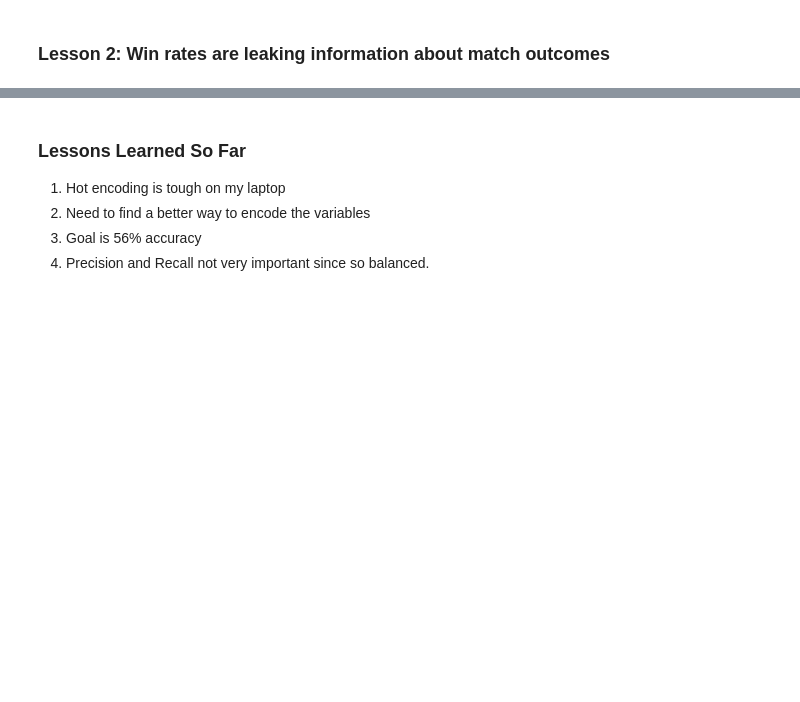
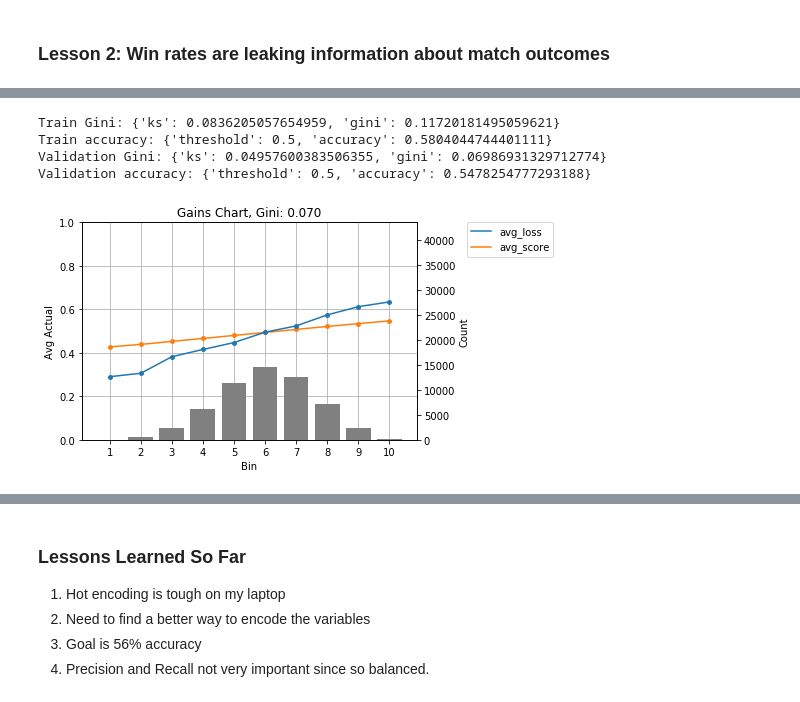
Before and after one commit to bushal01/league-ml2, a Jupyter notebook: notebooks/presentation.ipynb, the cells around one changed output, grey strips where cells are left out. Drawn from its saved outputs; the diff is of its cells as text; code cells hidden in the pictures; blank space fills up the shorter version.

```diff
--- a/notebooks/presentation.ipynb
+++ b/notebooks/presentation.ipynb
@@ -187,0 +253,36 @@ mpf.lorenz_curve(train_wr['team_100_win'], train_pred, valid_wr['team_100_win'],
+# %%
+train_decayed_wr = train[:]
+valid_decayed_wr = valid[:]
+for col in paired_wr_cols:
+    train_decayed_wr[col] = wr.decayed_win_rate(train_decayed_wr[col],
+                                                train_decayed_wr[col[0:-2] + 'gp'],
+                                                decay_speed=.1)
+    valid_decayed_wr[col] = wr.decayed_win_rate(valid_decayed_wr[col],
+                                                valid_decayed_wr[col[0:-2] + 'gp'],
+                                                decay_speed=.1)
+
+train_decayed_wr = train_decayed_wr[paired_wr_cols + ['team_100_win']]
+valid_decayed_wr = valid_decayed_wr[paired_wr_cols + ['team_100_win']]
+# %%
+rf2_params = { 'max_features': 'sqrt',
+              'n_estimators': 300,
+              'min_samples_split': 1000,
+              'min_samples_leaf': 500,
+              'max_depth': 3,
+              'random_state': 414}
+rf2_model = sklearn.ensemble.RandomForestRegressor(**rf2_params)
+rf2_model_fit = rf2_model.fit(train_decayed_wr.drop(['team_100_win'], axis=1), train_decayed_wr['team_100_win'])
+# %%
+train_pred_rf2 = rf2_model_fit.predict(train_decayed_wr.drop(['team_100_win'], axis=1))
+valid_pred_rf2 = rf2_model_fit.predict(valid_decayed_wr.drop(['team_100_win'], axis=1))
+print("Train Gini: " + str(mpf.ks_gini(train_decayed_wr['team_100_win'], train_pred_rf2)))
+print("Train accuracy: " + str(mpf.best_threshold(train_decayed_wr['team_100_win'], train_pred_rf2)))
+print("Validation Gini: " + str(mpf.ks_gini(valid_decayed_wr['team_100_win'], valid_pred_rf2)))
+print("Validation accuracy: " + str(mpf.best_threshold(valid_decayed_wr['team_100_win'], valid_pred_rf2)))
+mpf.gains_chart(valid_decayed_wr['team_100_win'], valid_pred_rf2, return_table=False)
+# %% [output]
+Train Gini: {'ks': 0.0836205057654959, 'gini': 0.11720181495059621}
+Train accuracy: {'threshold': 0.5, 'accuracy': 0.5804044744401111}
+Validation Gini: {'ks': 0.04957600383506355, 'gini': 0.06986931329712774}
+Validation accuracy: {'threshold': 0.5, 'accuracy': 0.5478254777293188}
+[figure, added]
```
Also changed, not shown: parts of 35 cells of this notebook, 5 other files.
